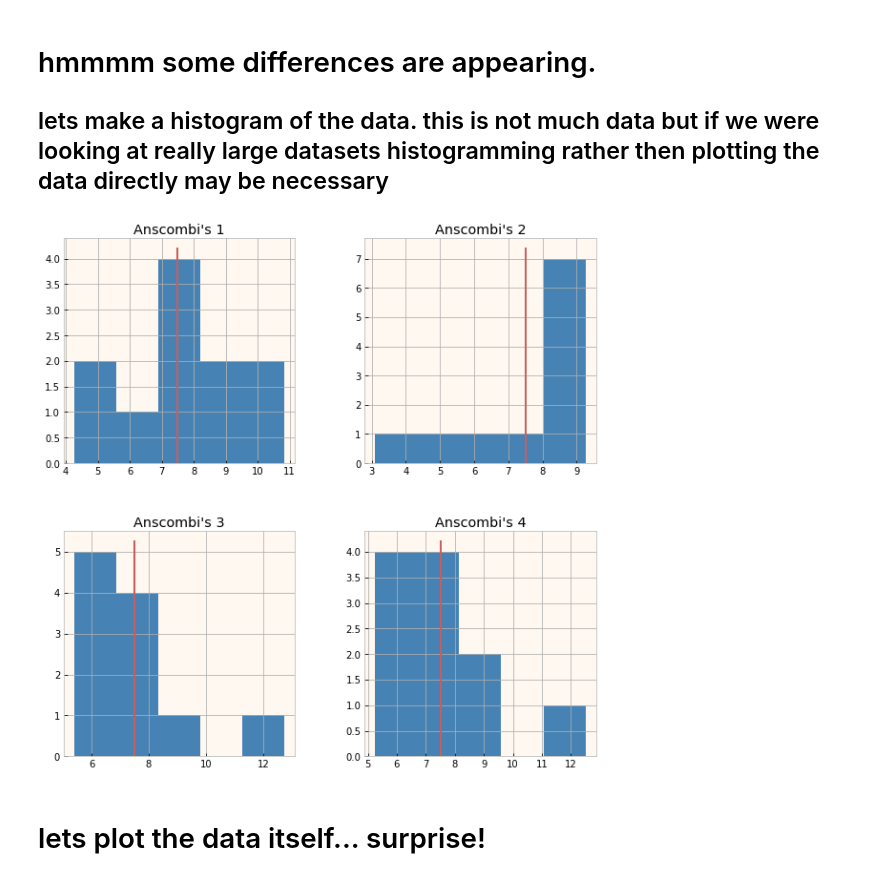
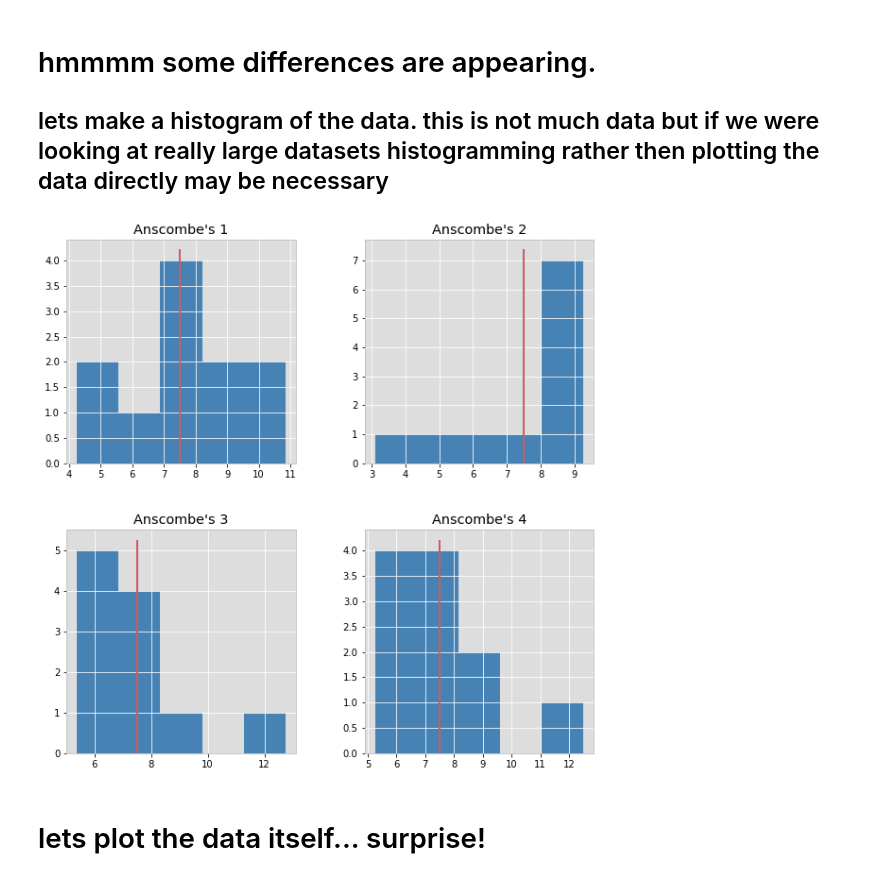
Before and after one commit to fedhere/UInotebooks, a Jupyter notebook: Anscombe's Quartet.ipynb, the cells around one changed output. Saved outputs shown, nothing was run; the diff lists cells and outputs as text; code cells hidden in the pictures.

```diff
--- a/Anscombe's Quartet.ipynb
+++ b/Anscombe's Quartet.ipynb
@@ -15,7 +15,7 @@ import pylab as pl
 
 import json
 
-s = json.load( open(os.getenv('PUI2015')+"/fbb_matplotlibrc.json") )
+s = json.load( open("fbb_matplotlibrc.json") )
 pl.rcParams.update(s)
 
 %pylab inline
@@ -239,21 +253,21 @@ The default value for 'return_type' will change to 'axes' in a future release.
 # %%
 fig = pl.figure(figsize = (10,10))
 ax=[0] * 4
 
 ax[0] = fig.add_subplot(221)
 ax[1] = fig.add_subplot(222)
 ax[2] = fig.add_subplot(223)
 ax[3] = fig.add_subplot(224)
 
 for i, a in enumerate([ansc.I, ansc.II, ansc.III, ansc.IV]):
     #
     a.hist(column = 'Y', color = 'SteelBlue', bins = 5, ax = ax[i])
     ax[i].plot([a.Y.mean(), a.Y.mean()], ax[i].get_ylim(), '-',
                color = 'IndianRed', lw = 2)
-    ax[i].set_title("Anscombi's %d"%(i+1))
+    ax[i].set_title("Anscombe's %d"%(i+1))
 pl.show()
 # %% [output]
-[figure, old version]
+[figure, new version]
 # %% [markdown]
 # lets plot the data itself... surprise!
 # %%
```
Also changed, not shown: parts of 12 cells of this notebook.
